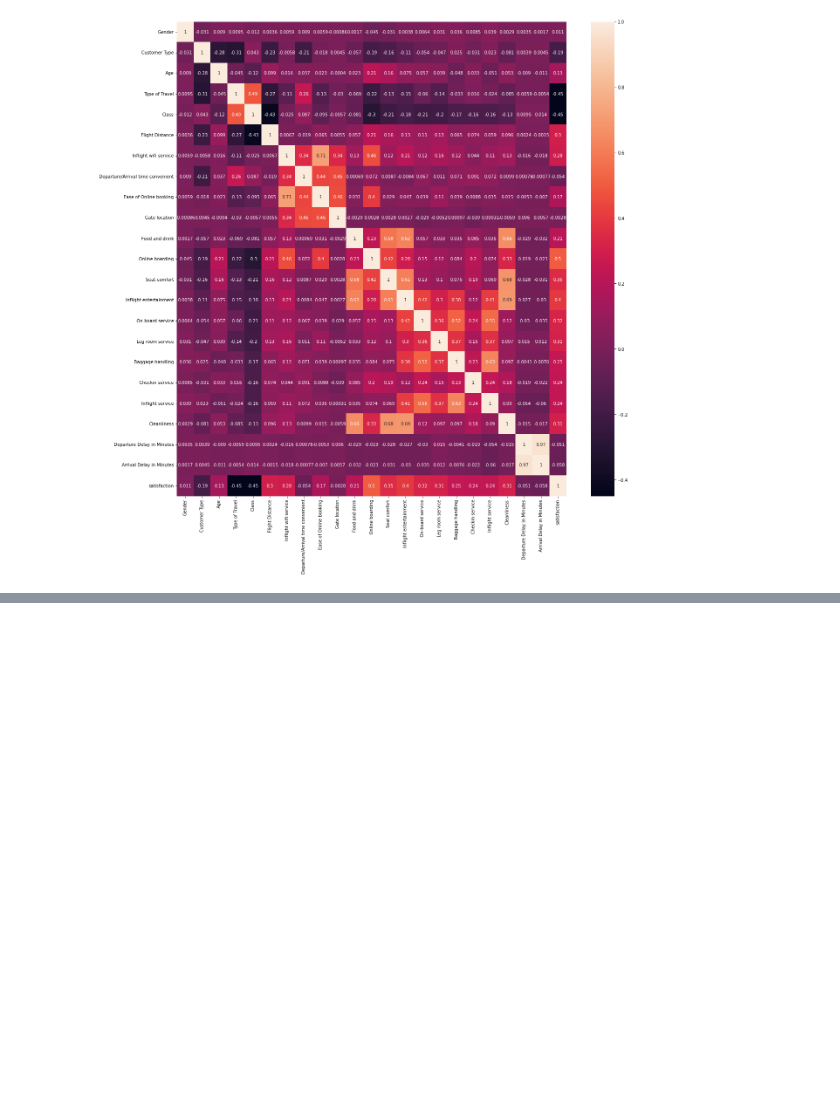
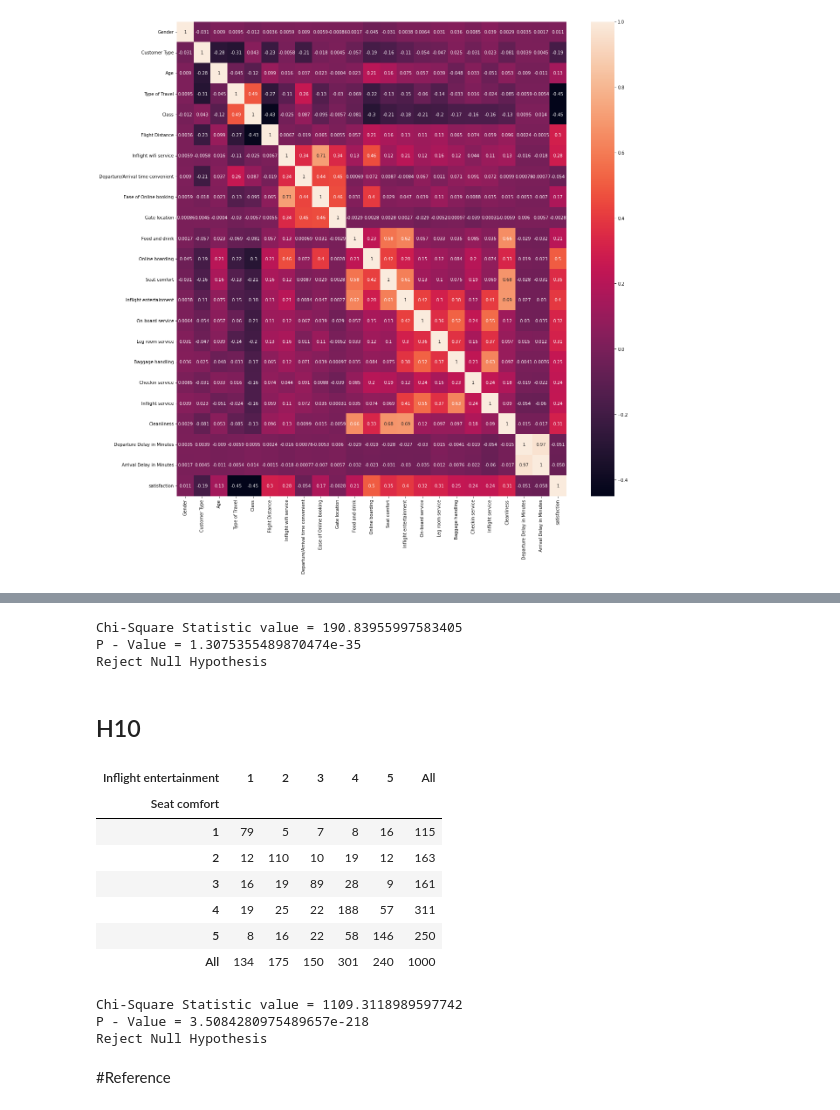
Before and after one commit to SangeerthanaBalasubramaniam/Passenger_Satisfaction_Analysis, a Jupyter notebook: Passenger_Satisfaction_Analysis.ipynb, the cells around one changed output, grey strips where cells are left out. Saved outputs shown, nothing was run; the diff lists cells and outputs as text; code cells hidden in the pictures; blank space fills up the shorter version.

```diff
--- a/Passenger_Satisfaction_Analysis.ipynb
+++ b/Passenger_Satisfaction_Analysis.ipynb
@@ -537,0 +785,17 @@ plt.show()
+# %%
+# H0: Departure delay may lead to Arrival delay.
+# Ha: Arrival delay is not affected by departure delay.
+alpha = 0.05
+degrees_of_freedom = n-1
+t_critical = st.t.ppf(alpha/2,degrees_of_freedom)
+df["diff"] = df["Departure Delay in Minutes"] - df["Arrival Delay in Minutes"]
+xbar = df["diff"].mean()
+s = df["diff"].std()
+t = (xbar)/(s/np.sqrt(n))
+print(t)
+print(t_critical)
+if(abs(t)<abs(t_critical)):
+  print("The correlation between arrival delay and departure is statistically significant")
+  print("Null hypothesis cannot be rejected")
+else:
+  print("Reject Null hypothesis")
@@ -537,0 +979,8 @@ plt.show()
+# %%
+check_categorical_dependency(df9, 0.95)
+# %% [output]
+Chi-Square Statistic value = 190.83955997583405
+P - Value = 1.3075355489870474e-35
+Reject Null Hypothesis
+# %% [markdown]
+## H10
@@ -537,0 +990,20 @@ plt.show()
+# %%
+df10 = pd.crosstab(df['Seat comfort'], df['Inflight entertainment'], margins = True)
+df10
+# %% [output]
+| Inflight entertainment | 1 | 2 | 3 | 4 | 5 | All |
+| Seat comfort |  |  |  |  |  |  |
+| 1 | 79 | 5 | 7 | 8 | 16 | 115 |
+| 2 | 12 | 110 | 10 | 19 | 12 | 163 |
+| 3 | 16 | 19 | 89 | 28 | 9 | 161 |
+| 4 | 19 | 25 | 22 | 188 | 57 | 311 |
+| 5 | 8 | 16 | 22 | 58 | 146 | 250 |
+| All | 134 | 175 | 150 | 301 | 240 | 1000 |
+# %%
+check_categorical_dependency(df10, 0.95)
+# %% [output]
+Chi-Square Statistic value = 1109.3118989597742
+P - Value = 3.5084280975489657e-218
+Reject Null Hypothesis
+# %% [markdown]
+#Reference
```
Also changed, not shown: parts of 65 cells of this notebook.
